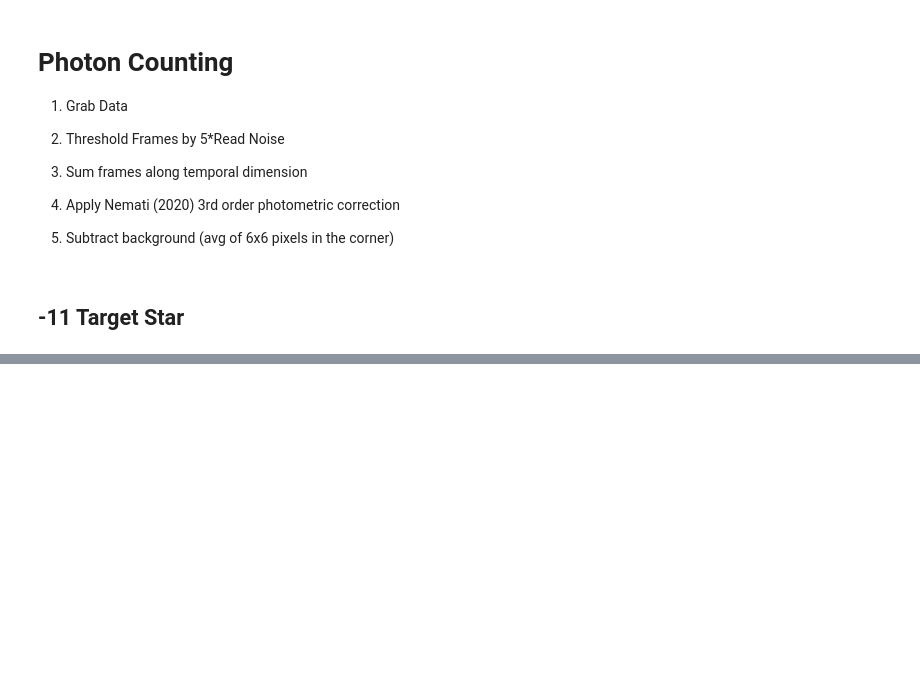
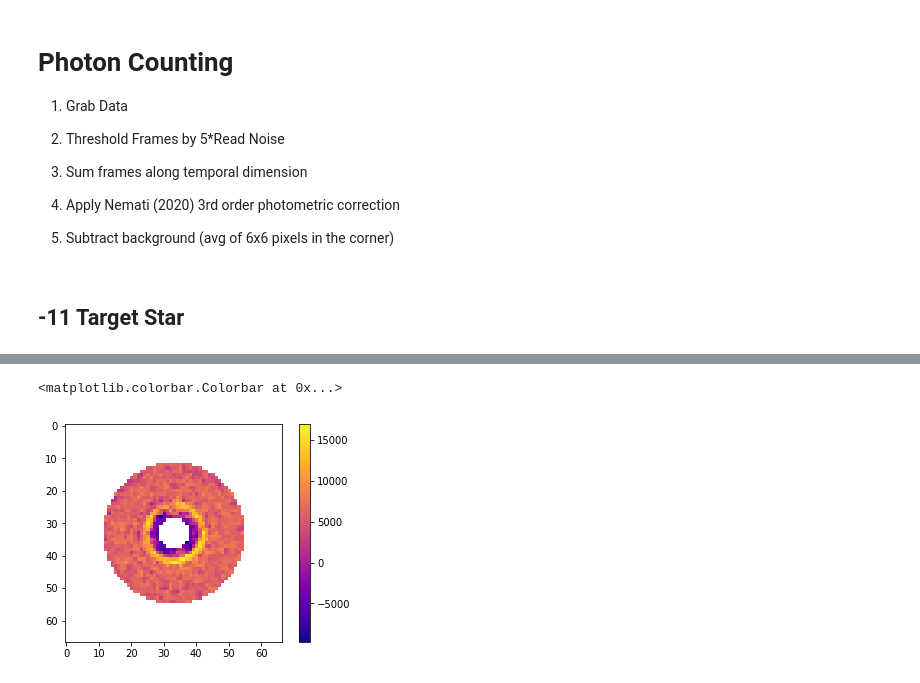
Before and after one commit to douglase/exozodi_exosims_sensitivity, a Jupyter notebook: pc_and_disk-sims.ipynb, the cells around one changed output, grey strips where cells are left out. Drawn from its saved outputs; the diff is of its cells as text; code cells hidden in the pictures; blank space fills up the shorter version.

```diff
--- a/pc_and_disk-sims.ipynb
+++ b/pc_and_disk-sims.ipynb
@@ -623,17 +567,0 @@ plt.show()
-# %%
-m11box = np.zeros([6,67,67])
-m11box[0] = dataID2
-m11box[1] = dataID4
-m11box[2] = dataID9
-m11box[3] = dataID11
-m11box[4] = dataID14
-m11box[5] = dataID16
-
-results = np.zeros(m11box.shape)
-for i in range(results.shape[0]):
-    trg = m11box[i]
-#     trg_err = np.sqrt(trg)
-    model = nmf_imaging.NMFmodelling(trg=trg,components=components)
-    best_frac = nmf_imaging.NMFbff(trg,model)
-    result = nmf_imaging.NMFsubtraction(trg,model)
-    results[i] = result
@@ -642,0 +759,31 @@ ValueError: NMF construction failed, likely due to missing data
+# %%
+from scipy.ndimage import rotate
+
+def annularmask(array,minrad,maxrad):
+
+    xshape = 67/2
+    x = np.linspace(-xshape,xshape,67)
+    y = x
+    x,y = np.meshgrid(x,y)
+    rad = np.sqrt(x**2 + y**2)
+
+    narray = array
+
+    narray[rad<=minrad] = np.NaN
+    narray[rad>=maxrad] = np.NaN
+
+    return narray
+
+p11 = rotate(np.sum(resultsp11,axis=0),22,reshape=False)
+m11 = np.sum(resultsm11,axis=0)
+
+plt.imshow(annularmask(p11+m11,5,22))
+plt.colorbar()
+
+# fig,ax = plt.subplots(ncols = 2,figsize=[10,10])
+# ax[0].imshow(np.sum(resultsm11,axis=0))
+# ax[1].imshow(np.sum(resultsp11,axis=0))
+# plt.show()
+# %% [output]
+<matplotlib.colorbar.Colorbar at 0x...>
+[figure, added]
```
Also changed, not shown: parts of 10 cells of this notebook.
